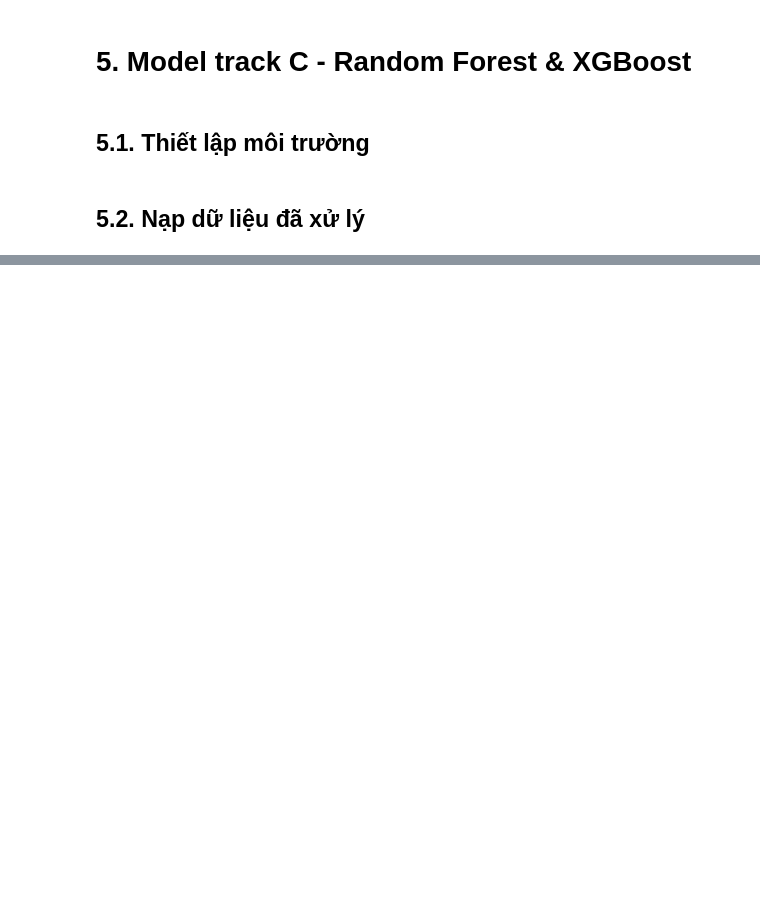
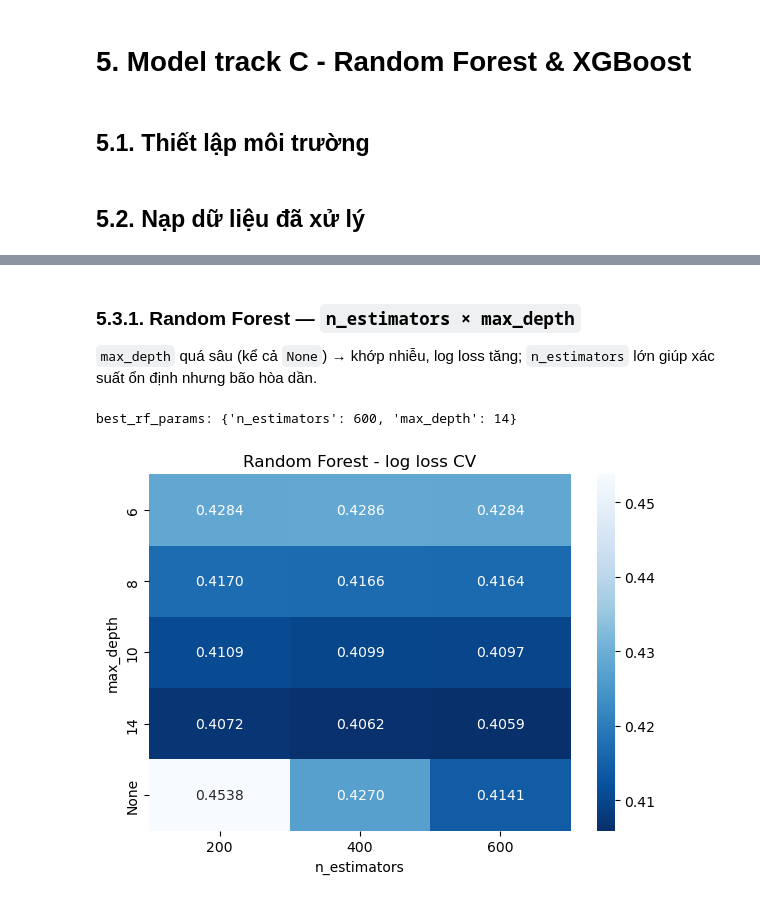
Before and after one commit to AIVIETNAM-AIO-DoHongNhat/Hepatic-Model-Comparison, a Jupyter notebook: notebooks/06_model_track_c.ipynb, the cells around one changed output, grey strips where cells are left out. Cells and saved outputs as stored; diff of their text form; code cells hidden in the pictures; blank space fills up the shorter version.

Commit message:
feat(track-c): tune & freeze RF + XGBoost hyperparameters (HEP-23)

```diff
--- a/notebooks/06_model_track_c.ipynb
+++ b/notebooks/06_model_track_c.ipynb
@@ -30,0 +36,59 @@ fold = data.load_folds()
+# %%
+def grid_search_cv(make_model, param_grid):
+    """Quét mọi tổ hợp param trên 5-fold DÙNG CHUNG (data.iter_folds), trả về DataFrame
+    gồm các cột param + mean 3 chỉ số (log_loss/accuracy/macro_f1) cho mỗi tổ hợp.
+
+    make_model(params) -> một estimator MỚI (chưa fit) ứng với bộ param đó. Ta chọn tổ
+    hợp có log_loss trung bình nhỏ nhất. Dùng chung bộ fold để nhất quán với Track A/B.
+    """
+    rows = []
+    for params in ParameterGrid(param_grid):
+        fold_metrics = []
+        for f, tr, va in data.iter_folds(fold):
+            model = make_model(params)
+            model.fit(X.iloc[tr], y.iloc[tr])
+            proba = model.predict_proba(X.iloc[va])
+            fold_metrics.append(metrics.compute_metrics(y.iloc[va], proba))
+        mean = pd.DataFrame(fold_metrics)[metrics.METRIC_NAMES].mean()
+        rows.append({**params, **mean.to_dict()})
+    return pd.DataFrame(rows)
+# %% [markdown]
+### 5.3.1. Random Forest — `n_estimators × max_depth`
+
+`max_depth` quá sâu (kể cả `None`) → khớp nhiễu, log loss tăng; `n_estimators` lớn giúp xác suất ổn định nhưng bão hòa dần.
+# %%
+rf_grid = {
+    "n_estimators": [200, 400, 600],
+    "max_depth": [6, 8, 10, 14, None],
+}
+
+rf_results = grid_search_cv(
+    lambda p: RandomForestClassifier(**p, random_state=data.RANDOM_STATE, n_jobs=-1),
+    rf_grid,
+)
+
+best_row = rf_results.loc[rf_results["log_loss"].idxmin()]
+best_rf_params = {
+    "n_estimators": int(best_row["n_estimators"]),
+    "max_depth": None if pd.isna(best_row["max_depth"]) else int(best_row["max_depth"]),
+}
+print("best_rf_params:", best_rf_params)
+
+# Heatmap: log loss CV theo (max_depth × n_estimators). max_depth=None hiển thị nhãn "None".
+rf_results["max_depth_label"] = rf_results["max_depth"].apply(
+    lambda d: "None" if pd.isna(d) else str(int(d)))
+depth_order = ["6", "8", "10", "14", "None"]
+rf_pivot = (rf_results.pivot(index="max_depth_label", columns="n_estimators", values="log_loss")
+            .reindex(depth_order))
+
+fig, ax = plt.subplots(figsize=(6, 4.5))
+sns.heatmap(rf_pivot, annot=True, fmt=".4f", cmap="Blues_r", ax=ax)
+ax.set_title("Random Forest - log loss CV")
+ax.set_xlabel("n_estimators")
+ax.set_ylabel("max_depth")
+plt.tight_layout()
+fig.savefig(FIG_DIR / "rf_tuning.png", dpi=150, bbox_inches="tight")
+plt.show()
+# %% [output]
+best_rf_params: {'n_estimators': 600, 'max_depth': 14}
+[figure, added]
```
Also changed, not shown: parts of 19 cells of this notebook, 7 other files.
